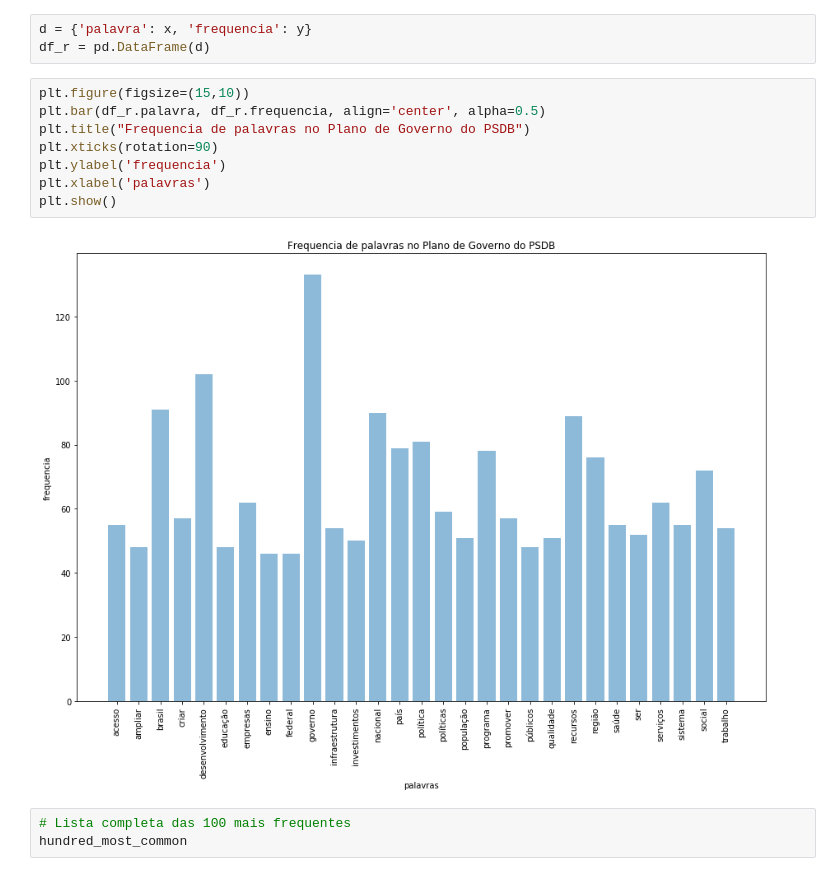
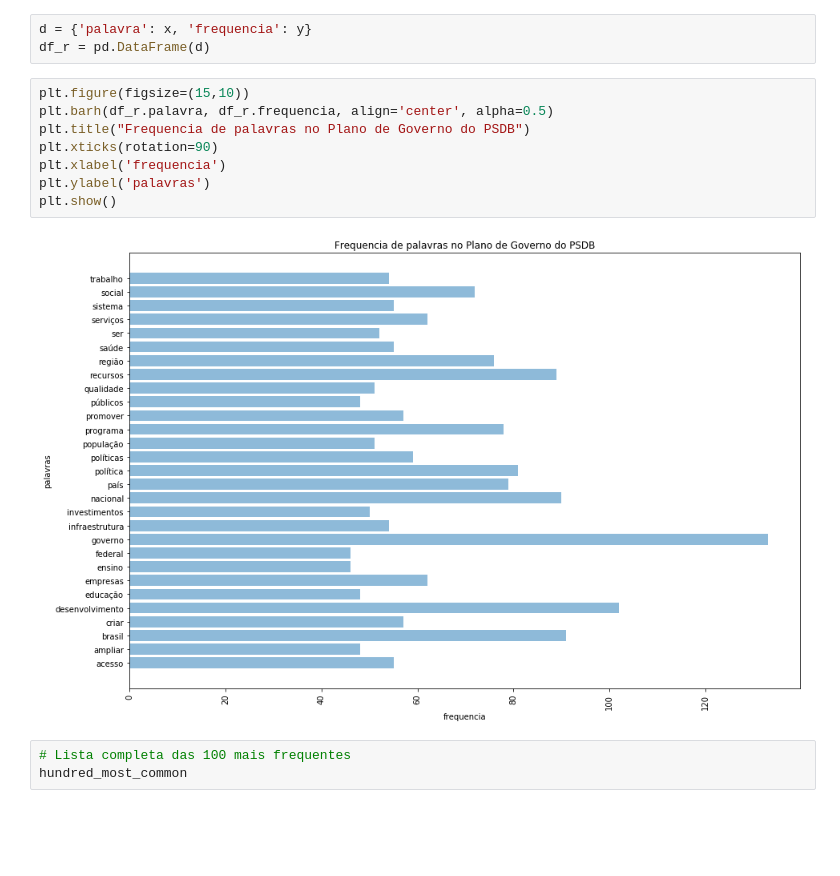
Before and after one commit to rodrigomaruyama/OpenData, a Jupyter notebook: freq_palavras/palavras_plano_governo_psdb.ipynb, the cells around one changed output. Drawn from its saved outputs; the diff is of its cells as text; blank space fills up the shorter version.

```diff
--- a/freq_palavras/palavras_plano_governo_psdb.ipynb
+++ b/freq_palavras/palavras_plano_governo_psdb.ipynb
@@ -123,14 +123,14 @@ d = {'palavra': x, 'frequencia': y}
 df_r = pd.DataFrame(d)
 # %%
 plt.figure(figsize=(15,10))
-plt.bar(df_r.palavra, df_r.frequencia, align='center', alpha=0.5)
+plt.barh(df_r.palavra, df_r.frequencia, align='center', alpha=0.5)
 plt.title("Frequencia de palavras no Plano de Governo do PSDB")
 plt.xticks(rotation=90)
-plt.ylabel('frequencia')
-plt.xlabel('palavras')
+plt.xlabel('frequencia')
+plt.ylabel('palavras')
 plt.show()
 # %% [output]
-[figure, old version]
+[figure, new version]
 # %%
 # Lista completa das 100 mais frequentes
 hundred_most_common
```
Also changed, not shown: 1 other file.
